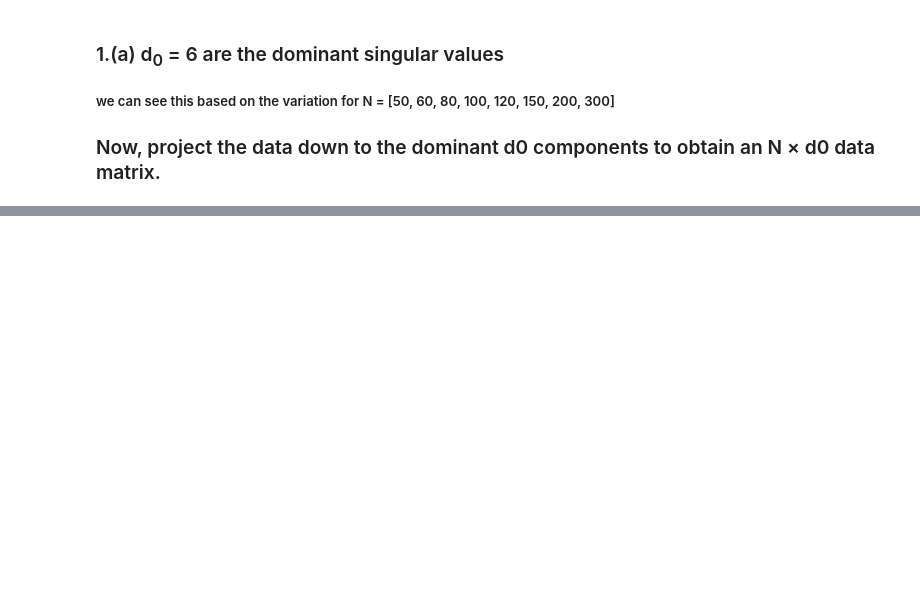
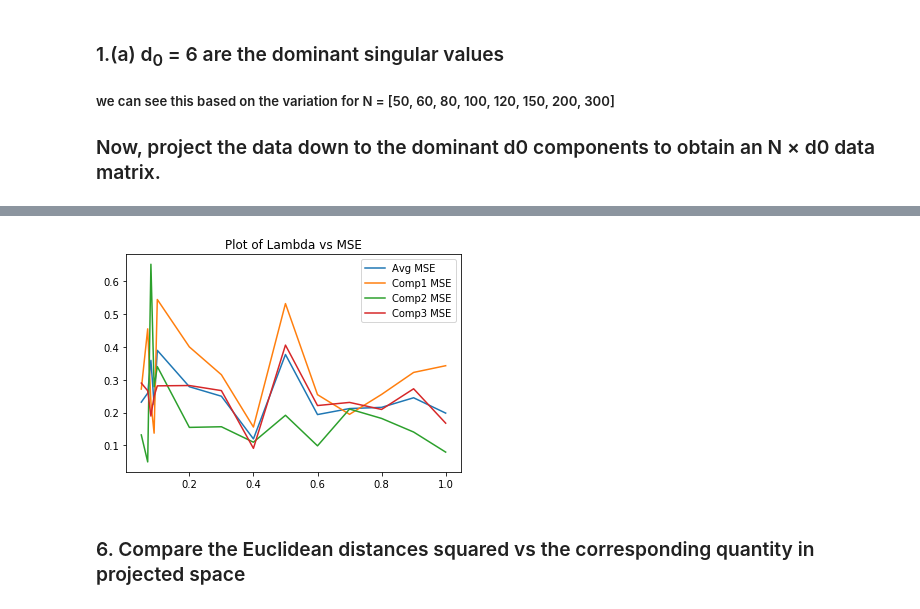
Before and after one commit to karmarv/mlearn, a Jupyter notebook: ml-h/h5-pca-cs.ipynb, the cells around one changed output, grey strips where cells are left out. Saved outputs shown, nothing was run; the diff lists cells and outputs as text; code cells hidden in the pictures; blank space fills up the shorter version.

```diff
--- a/ml-h/h5-pca-cs.ipynb
+++ b/ml-h/h5-pca-cs.ipynb
@@ -368,0 +395,12 @@ Results:
+# %%
+plt.title('Plot of Lambda vs MSE')
+plt.plot(lambda_list, mse_list, label="Avg MSE")
+plt.plot(lambda_list, mse_comp1_list, label="Comp1 MSE")
+plt.plot(lambda_list, mse_comp2_list, label="Comp2 MSE")
+plt.plot(lambda_list, mse_comp3_list, label="Comp3 MSE")
+plt.legend()
+plt.show()
+# %% [output]
+[figure, added]
+# %% [markdown]
+### 6. Compare the Euclidean distances squared vs the corresponding quantity in projected space
```
Also changed, not shown: parts of 19 cells of this notebook, 15 other files.
